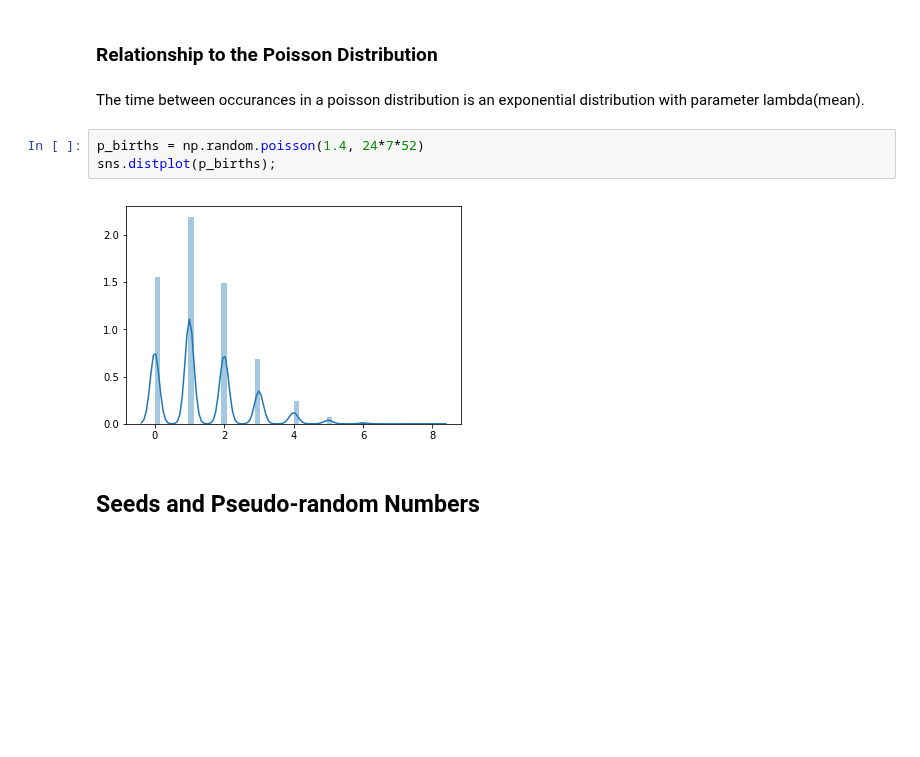
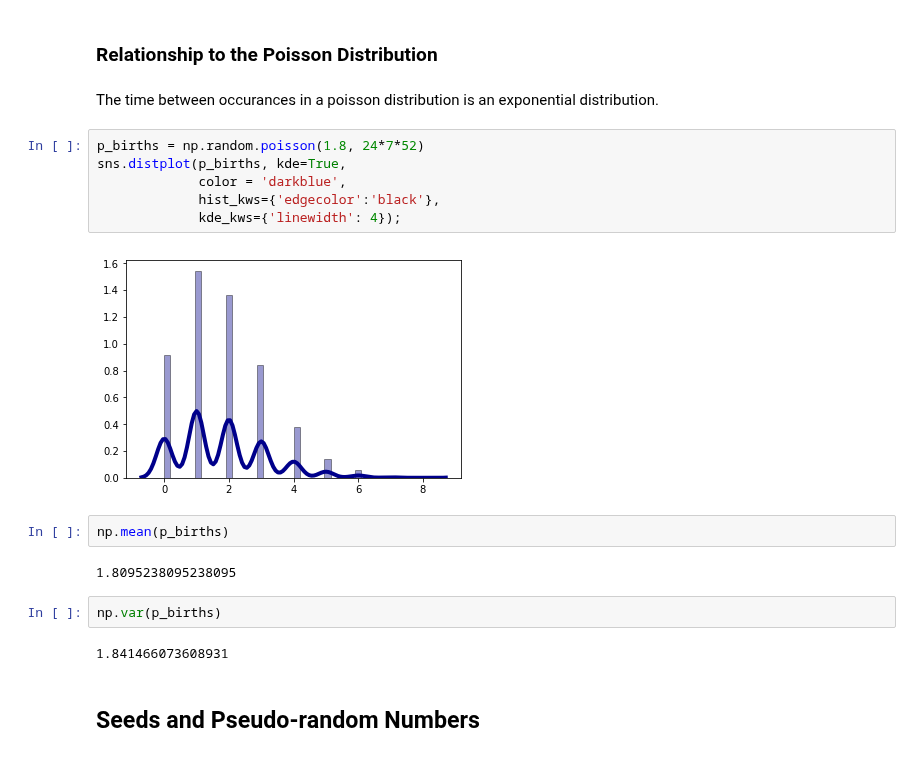
Before and after one commit to MarionMcG/numpy.random, a Jupyter notebook: numpy-random.ipynb, the cells around one changed output. Saved outputs shown, nothing was run; the diff lists cells and outputs as text; blank space fills up the shorter version.

```diff
--- a/numpy-random.ipynb
+++ b/numpy-random.ipynb
@@ -630,12 +647,23 @@ np.var(exp)
 # %% [markdown]
 ### Relationship to the Poisson Distribution
 # %% [markdown]
-The time between occurances in a poisson distribution is an exponential distribution with parameter lambda(mean).
+The time between occurances in a poisson distribution is an exponential distribution.
 # %%
-p_births = np.random.poisson(1.4, 24*7*52)
-sns.distplot(p_births);
+p_births = np.random.poisson(1.8, 24*7*52)
+sns.distplot(p_births, kde=True,
+             color = 'darkblue',
+             hist_kws={'edgecolor':'black'},
+             kde_kws={'linewidth': 4});
 # %% [output]
-[figure, old version]
+[figure, new version]
+# %%
+np.mean(p_births)
+# %% [output]
+1.8095238095238095
+# %%
+np.var(p_births)
+# %% [output]
+1.841466073608931
 # %% [markdown]
 ## Seeds and Pseudo-random Numbers
 # %% [markdown]
```
Also changed, not shown: parts of 15 cells of this notebook.
